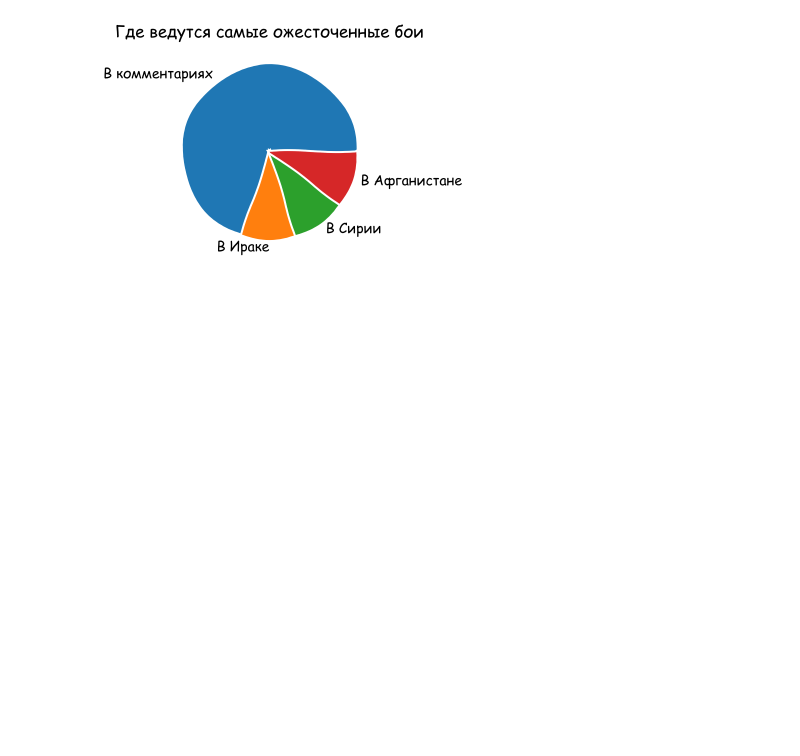
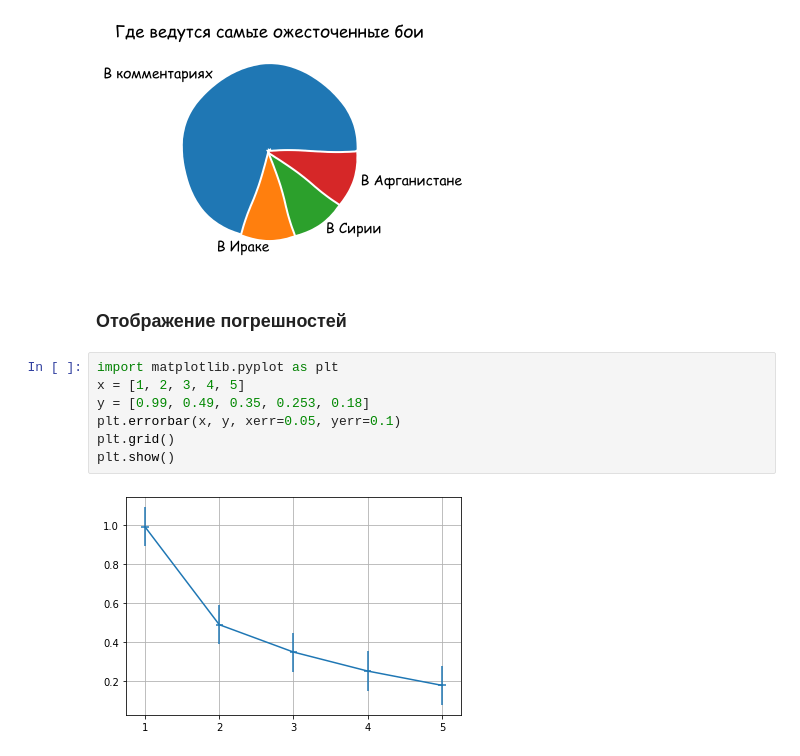
Before and after one commit to paalso/mipt_python_course, a Jupyter notebook: 9_plots/mipt_plots.ipynb, the cells around one changed output. Cells and saved outputs as stored; diff of their text form; blank space fills up the shorter version.

Commit message:
Finish Task 1 (plotting)

```diff
--- a/9_plots/mipt_plots.ipynb
+++ b/9_plots/mipt_plots.ipynb
@@ -135,3 +135,14 @@ with plt.xkcd():
     plt.show()
 # %% [output]
 [figure]
+# %% [markdown]
+### Отображение погрешностей
+# %%
+import matplotlib.pyplot as plt
+x = [1, 2, 3, 4, 5]
+y = [0.99, 0.49, 0.35, 0.253, 0.18]
+plt.errorbar(x, y, xerr=0.05, yerr=0.1)
+plt.grid()
+plt.show()
+# %% [output]
+[figure, added]
```
Also changed, not shown: parts of 4 cells of this notebook, 3 other files.
